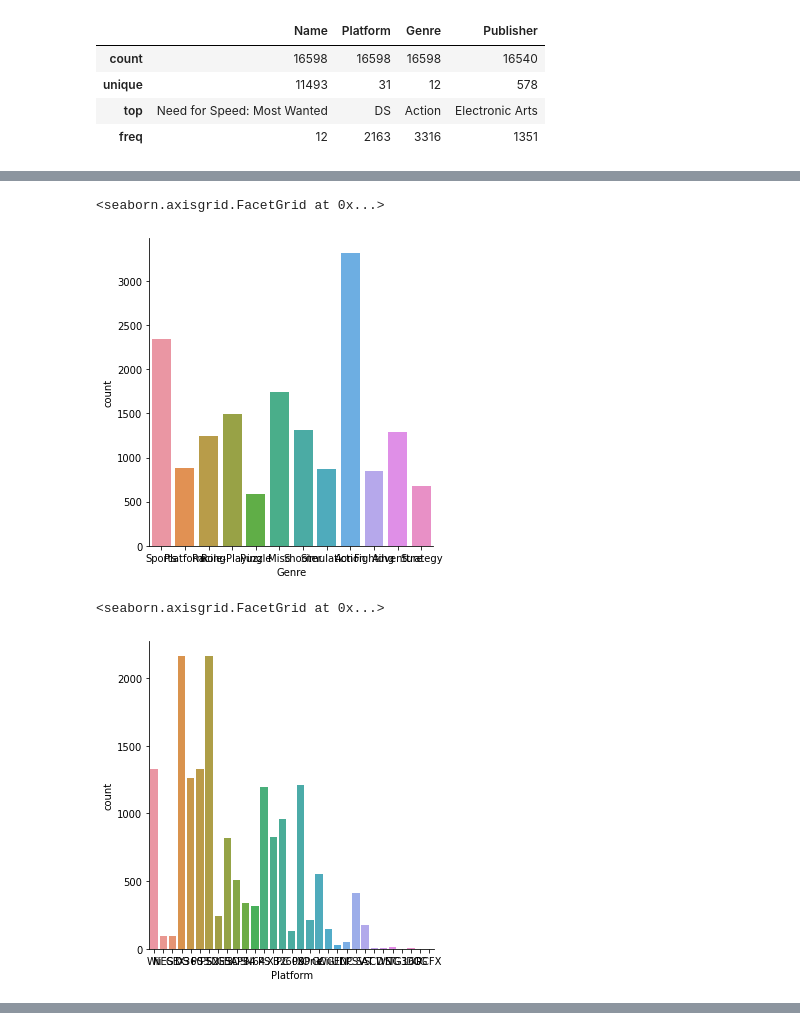
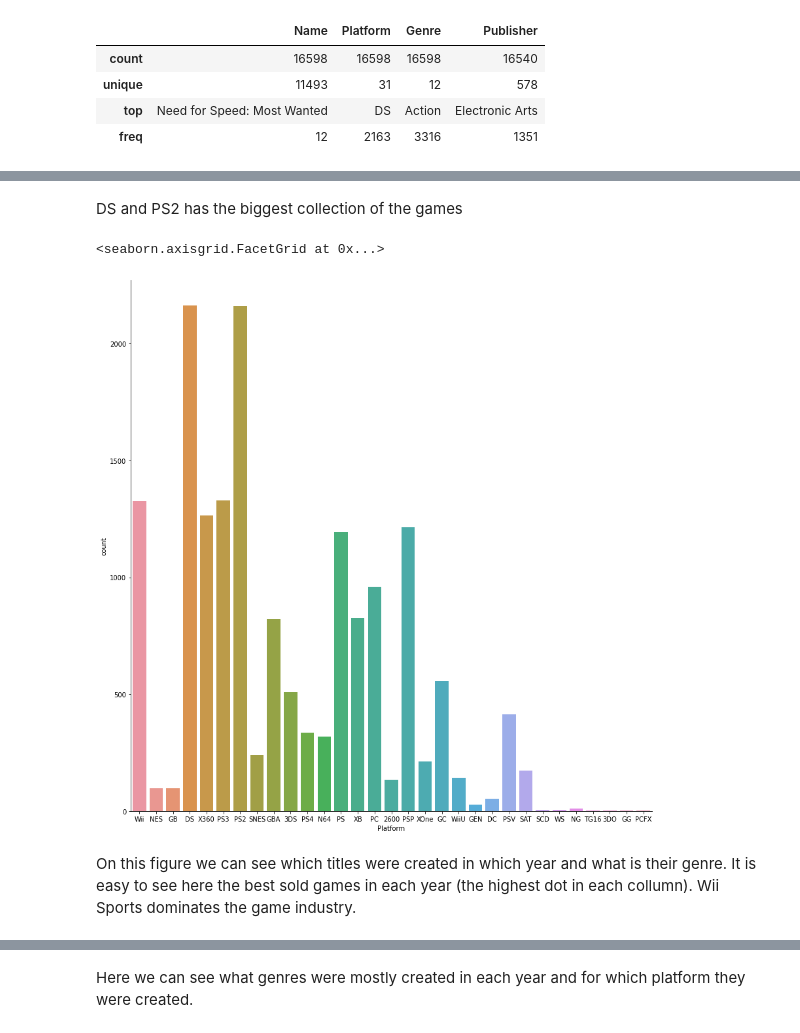
Before and after one commit to aburameshotaro/video_games_analysis, a Jupyter notebook: GameAnalysis.ipynb, the cells around one changed output, grey strips where cells are left out. Saved outputs shown, nothing was run; the diff lists cells and outputs as text; code cells hidden in the pictures.

```diff
--- a/GameAnalysis.ipynb
+++ b/GameAnalysis.ipynb
@@ -74,17 +101,18 @@ sns.catplot(data=df[:500], x='Genre', y='Global_Sales', kind='box', )
+# %% [markdown]
+DS and PS2 has the biggest collection of the games
 # %%
-sns.catplot(data=df, x='Genre', kind='count')
+sns.catplot(data=df, x='Platform', kind='count', height=12)
 # %% [output]
 <seaborn.axisgrid.FacetGrid at 0x...>
-[figure, old version]
+[figure, new version]
-# %%
-sns.catplot(data=df, x='Platform', kind='count')
-# %% [output]
-<seaborn.axisgrid.FacetGrid at 0x...>
-[figure, removed]
+# %% [markdown]
+On this figure we can see which titles were created in which year and what is their genre. It is easy to see here the best sold games in each year (the highest dot in each collumn). Wii Sports dominates the game industry.
 # %%
 px.scatter(data_frame=df, x='Year', y='Global_Sales', color='Genre', hover_name='Name')
 # %% [output]
 [interactive output not drawn]
+# %% [markdown]
+Here we can see what genres were mostly created in each year and for which platform they were created.
 # %%
 px.parallel_categories(df[df.Rank<=1000])
 # %% [output]
```
Also changed, not shown: parts of 19 cells of this notebook.
